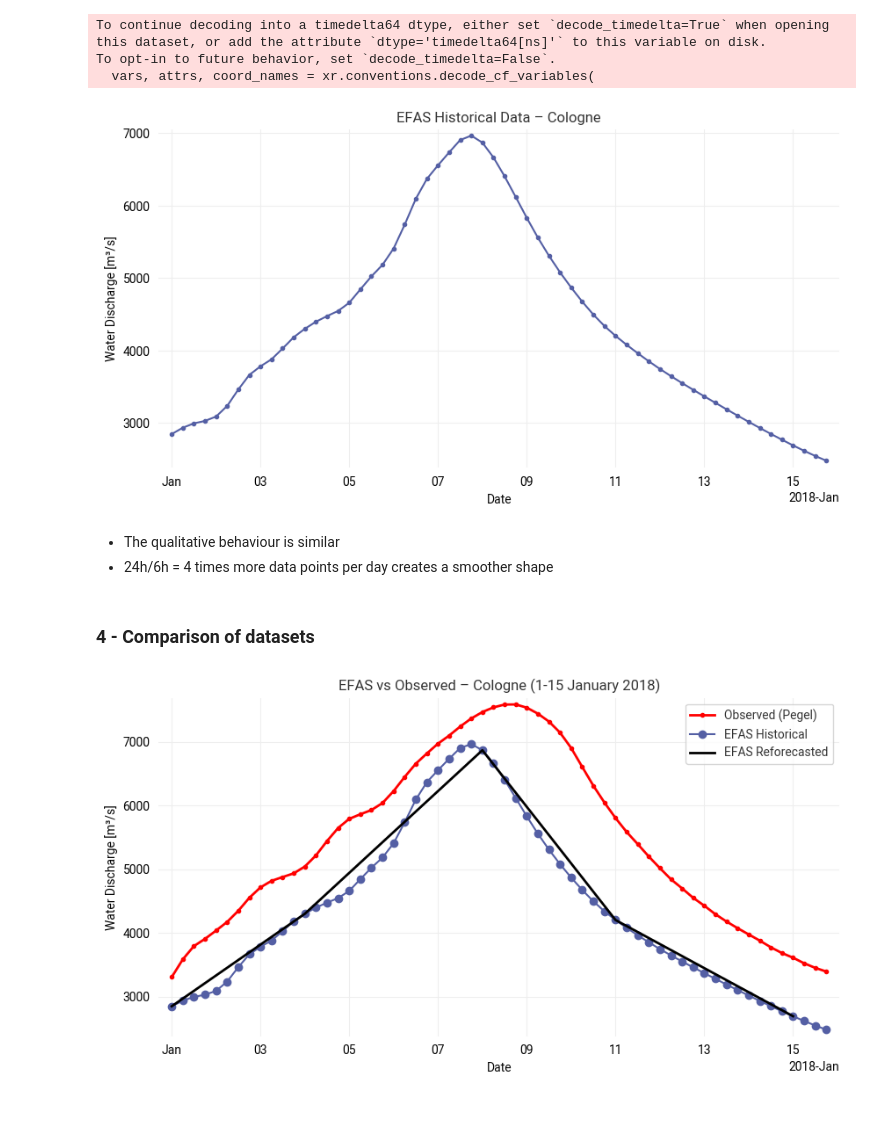
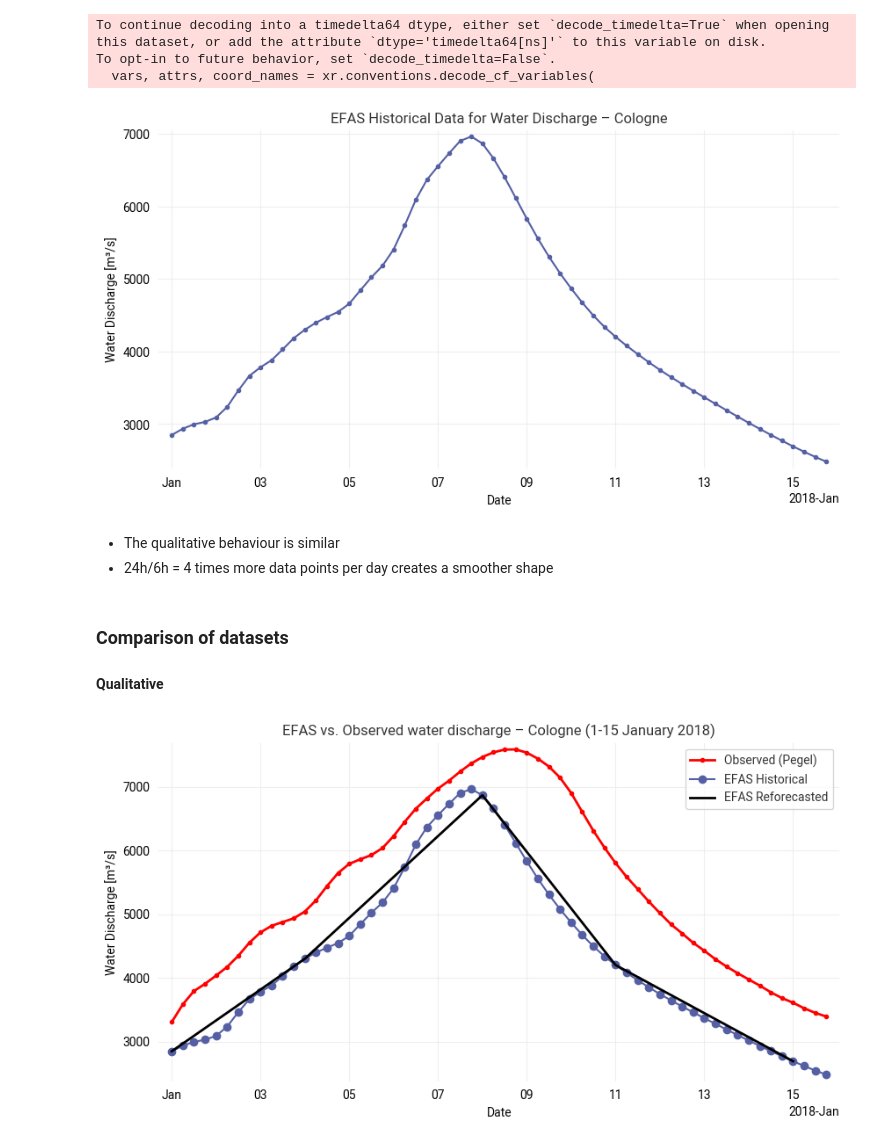
Before and after one commit to ooncel/Cologne-Flood-Studies, a Jupyter notebook: Jan2018CologneFlood_TimeSeries.ipynb, the cells around one changed output. Drawn from its saved outputs; the diff is of its cells as text; code cells hidden in the pictures; blank space fills up the shorter version.

```diff
--- a/Jan2018CologneFlood_TimeSeries.ipynb
+++ b/Jan2018CologneFlood_TimeSeries.ipynb
@@ -295,19 +363,21 @@ To opt-in to future behavior, set `decode_timedelta=False`.
 # %%
 # Plot
 plt.figure(figsize=(10,5))
 ts.plot(marker=".")
-plt.title(f"EFAS Historical Data – Cologne")
+plt.title(f"EFAS Historical Data for Water Discharge – Cologne")
 plt.ylabel("Water Discharge [m³/s]")
 plt.xlabel("Date")
 plt.grid(True)
 plt.show()
 # %% [output]
-[figure, old version]
+[figure, new version]
 # %% [markdown]
 - The qualitative behaviour is similar
 - 24h/6h = 4 times more data points per day creates a smoother shape
 # %% [markdown]
-### 4 - Comparison of datasets
+### **Comparison of datasets**
+
+#### **Qualitative**
 # %%
 # Pegel data cleanup
 # If "timestamp" is still a column, parse carefully:
@@ -347,12 +417,12 @@ ts.plot(marker="o", ax=ax, label="EFAS Historical")
 ax.plot(x_fixed, ctrl_y, color="black", lw=2, label="EFAS Reforecasted")
 
 # Styling
-plt.title("EFAS vs Observed – Cologne (1-15 January 2018)")
+plt.title("EFAS vs. Observed water discharge – Cologne (1-15 January 2018)")
 plt.ylabel("Water Discharge [m³/s]")
 plt.xlabel("Date")
 plt.legend()
 plt.grid(True)
 plt.show()
 # %% [output]
-[figure, old version]
+[figure, new version]
 # %% [markdown]
```
Also changed, not shown: parts of 37 cells of this notebook, 4 other files.
